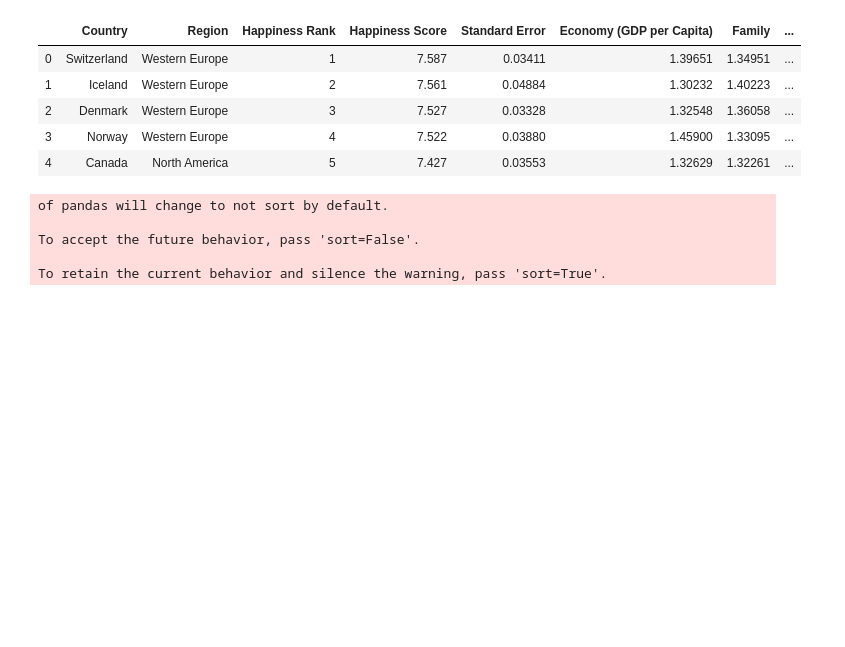
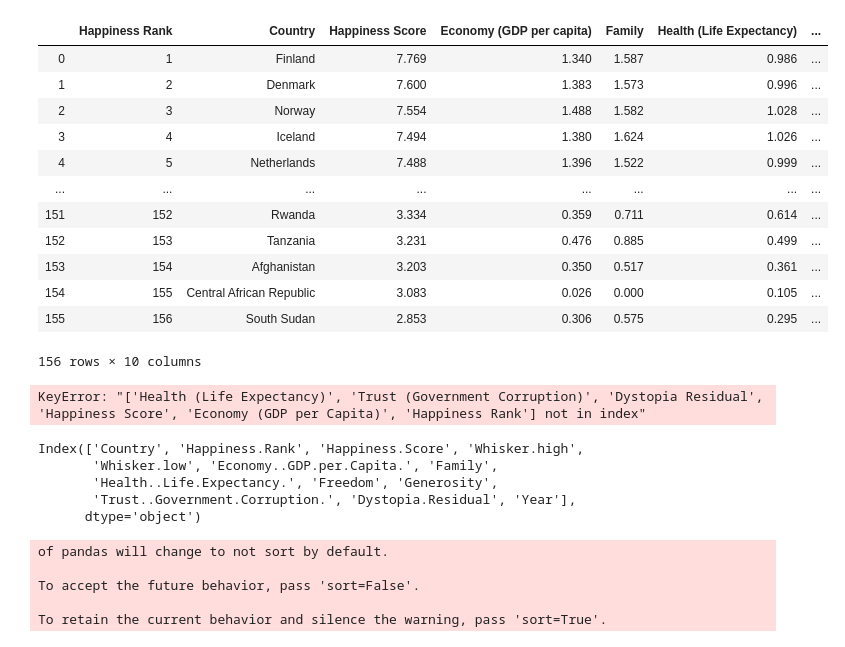
Before and after one commit to DavidObembe/Blue-Barracudas-group-2-, a Jupyter notebook: Happiness/Happiness.ipynb, the cells around one changed output. Drawn from its saved outputs; the diff is of its cells as text; code cells hidden in the pictures; blank space fills up the shorter version.

Commit message:
Started to clean happiness csvs to concat

```diff
--- a/Happiness/Happiness.ipynb
+++ b/Happiness/Happiness.ipynb
@@ -22,16 +22,62 @@ df16['Year'] = 2016
 df17['Year'] = 2017
 df18['Year'] = 2018
 df19['Year'] = 2019
-# %%
-#clean columns
-df15.head()
-# %% [output]
-|  | Country | Region | Happiness Rank | Happiness Score | Standard Error | Economy (GDP per Capita) | Family | ... |
-| 0 | Switzerland | Western Europe | 1 | 7.587 | 0.03411 | 1.39651 | 1.34951 | ... |
-| 1 | Iceland | Western Europe | 2 | 7.561 | 0.04884 | 1.30232 | 1.40223 | ... |
-| 2 | Denmark | Western Europe | 3 | 7.527 | 0.03328 | 1.32548 | 1.36058 | ... |
-| 3 | Norway | Western Europe | 4 | 7.522 | 0.03880 | 1.45900 | 1.33095 | ... |
-| 4 | Canada | North America | 5 | 7.427 | 0.03553 | 1.32629 | 1.32261 | ... |
+# %%
+#rename columns
+df17.rename(columns={'Happiness.Rank': 'Happiness Rank', 'Happiness.Score': 'Happiness Score',
+                     'Economy..GDP.per.Capita.': 'Economy (GDP per Capita)',
+                     'Health..Life.Expectancy.': 'Health (Life Expectancy)',
+                     'Trust..Government.Corruption.':'Trust (Government Corruption)',
+                     'Dystopia.Residual': 'Dystopia Residual'})
+df18.rename(columns={'Overall rank': 'Happiness Rank', 'Country or region': 'Country', 'Score': 'Happiness Score',
+                     'GDP per capita': 'Economy (GDP per capita)', 'Social support': 'Family',
+                     'Healthy life expectancy': 'Health (Life Expectancy)', 'Freedom to make life choices':'Freedom',
+                     'Perceptions of corruption': 'Trust (Government Corruption)'})
+df19.rename(columns={'Overall rank': 'Happiness Rank', 'Country or region': 'Country', 'Score': 'Happiness Score',
+                     'GDP per capita': 'Economy (GDP per capita)', 'Social support': 'Family',
+                     'Healthy life expectancy': 'Health (Life Expectancy)', 'Freedom to make life choices':'Freedom',
+                     'Perceptions of corruption': 'Trust (Government Corruption)'})
+# %% [output]
+|  | Happiness Rank | Country | Happiness Score | Economy (GDP per capita) | Family | Health (Life Expectancy) | ... |
+| 0 | 1 | Finland | 7.769 | 1.340 | 1.587 | 0.986 | ... |
+| 1 | 2 | Denmark | 7.600 | 1.383 | 1.573 | 0.996 | ... |
+| 2 | 3 | Norway | 7.554 | 1.488 | 1.582 | 1.028 | ... |
+| 3 | 4 | Iceland | 7.494 | 1.380 | 1.624 | 1.026 | ... |
+| 4 | 5 | Netherlands | 7.488 | 1.396 | 1.522 | 0.999 | ... |
+| ... | ... | ... | ... | ... | ... | ... | ... |
+| 151 | 152 | Rwanda | 3.334 | 0.359 | 0.711 | 0.614 | ... |
+| 152 | 153 | Tanzania | 3.231 | 0.476 | 0.885 | 0.499 | ... |
+| 153 | 154 | Afghanistan | 3.203 | 0.350 | 0.517 | 0.361 | ... |
+| 154 | 155 | Central African Republic | 3.083 | 0.026 | 0.000 | 0.105 | ... |
+| 155 | 156 | South Sudan | 2.853 | 0.306 | 0.575 | 0.295 | ... |
+156 rows × 10 columns
+# %%
+#clean columns
+df15clean = df15[['Country', 'Happiness Rank', 'Happiness Score', 'Economy (GDP per Capita)', 'Family',
+       'Health (Life Expectancy)', 'Freedom', 'Trust (Government Corruption)',
+       'Generosity', 'Dystopia Residual', 'Year']]
+df16clean = df16[['Country', 'Happiness Rank', 'Happiness Score', 'Economy (GDP per Capita)', 'Family',
+       'Health (Life Expectancy)', 'Freedom', 'Trust (Government Corruption)',
+       'Generosity', 'Dystopia Residual', 'Year']]
+df17clean = df17[['Country', 'Happiness Rank', 'Happiness Score', 'Economy (GDP per Capita)', 'Family',
+       'Health (Life Expectancy)', 'Freedom', 'Trust (Government Corruption)',
+       'Generosity', 'Dystopia Residual', 'Year']]
+df18clean = df18[['Country', 'Happiness Rank', 'Happiness Score', 'Economy (GDP per Capita)', 'Family',
+       'Health (Life Expectancy)', 'Freedom', 'Trust (Government Corruption)',
+       'Generosity', 'Dystopia Residual', 'Year']]
+df19clean = df19[['Country', 'Happiness Rank', 'Happiness Score', 'Economy (GDP per Capita)', 'Family',
+       'Health (Life Expectancy)', 'Freedom', 'Trust (Government Corruption)',
+       'Generosity', 'Dystopia Residual', 'Year']]
+# %% [output]
+KeyError: "['Health (Life Expectancy)', 'Trust (Government Corruption)', 'Dystopia Residual', 'Happiness Score', 'Economy (GDP per Capita)', 'Happiness Rank'] not in index"
+# %%
+df17.columns
+# %% [output]
+Index(['Country', 'Happiness.Rank', 'Happiness.Score', 'Whisker.high',
+       'Whisker.low', 'Economy..GDP.per.Capita.', 'Family',
+       'Health..Life.Expectancy.', 'Freedom', 'Generosity',
+       'Trust..Government.Corruption.', 'Dystopia.Residual', 'Year'],
+      dtype='object')
 # %%
 #Concat all dfs
 df = pd.concat([df15, df16, df17, df18, df19])
```
Also changed, not shown: parts of 1 cell of this notebook.
